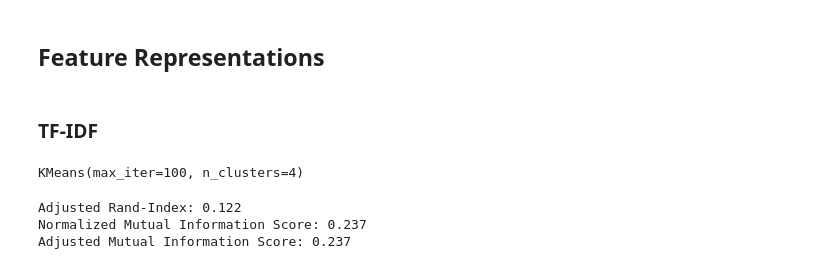
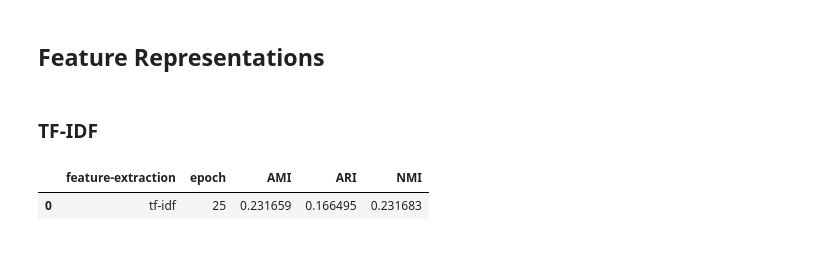
Before and after one commit to manmeetkaurbaxi/Analyzing-Clustering-Algorithms-for-Topic-Modelling, a Jupyter notebook: code/AGNews.ipynb, the cells around one changed output. Cells and saved outputs as stored; diff of their text form; code cells hidden in the pictures.

Commit message:
finding optimal epochs for tf-idf

```diff
--- a/code/AGNews.ipynb
+++ b/code/AGNews.ipynb
@@ -86,16 +88,3 @@ test_df['news_tokenized'] = test_df['description'].progress_apply(lambda x: prep
 # %%
-tf_idfvectorizer = TfidfVectorizer(strip_accents='unicode', stop_words='english', min_df=2) ## Corpus is in English
-x_tfidf = tf_idfvectorizer.fit_transform(train_df.news_tokenized)
+tf_idfvectorizer = TfidfVectorizer(strip_accents='unicode', stop_words='english', min_df=2)
+x_tfidf = tf_idfvectorizer.fit_transform(ag_news_df.news_tokenized)
-# %%
-k_means = KMeans(n_clusters=4, init='k-means++', max_iter=100)
-k_means.fit(x_tfidf)
-# %% [output]
-KMeans(max_iter=100, n_clusters=4)
-# %%
-print("Adjusted Rand-Index: %.3f"% metrics.adjusted_rand_score(train_df.topic, k_means.labels_))
-print("Normalized Mutual Information Score: %.3f"% metrics.normalized_mutual_info_score(train_df.topic, k_means.labels_))
-print("Adjusted Mutual Information Score: %.3f"% metrics.adjusted_mutual_info_score(train_df.topic, k_means.labels_))
-# %% [output]
-Adjusted Rand-Index: 0.122
-Normalized Mutual Information Score: 0.237
-Adjusted Mutual Information Score: 0.237
@@ -104,0 +91,17 @@ text_clf = Pipeline([('tfidf', TfidfVectorizer()), ('kmeans', KMeans(n_clusters=
+# %%
+performance_metrics = pd.DataFrame(columns=['feature-extraction','epoch','AMI','ARI','NMI'])
+# %%
+for epoch in range(25, 300, 25):
+    k_means = KMeans(n_clusters=4, init='k-means++', max_iter=epoch)
+    k_means.fit(x_tfidf)
+
+    ami = metrics.adjusted_mutual_info_score(ag_news_df['class'], k_means.labels_)
+    ari = metrics.adjusted_rand_score(ag_news_df['class'], k_means.labels_)
+    nmi = metrics.normalized_mutual_info_score(ag_news_df['class'], k_means.labels_)
+
+    performance_metrics = performance_metrics.append({'feature-extraction':'tf-idf', 'epoch':epoch, 'AMI':ami, 'ARI': ari, 'NMI':nmi}, ignore_index=True)
+# %%
+performance_metrics
+# %% [output]
+|  | feature-extraction | epoch | AMI | ARI | NMI |
+| 0 | tf-idf | 25 | 0.231659 | 0.166495 | 0.231683 |
```
Also changed, not shown: parts of 2 cells of this notebook, 2 other files.
